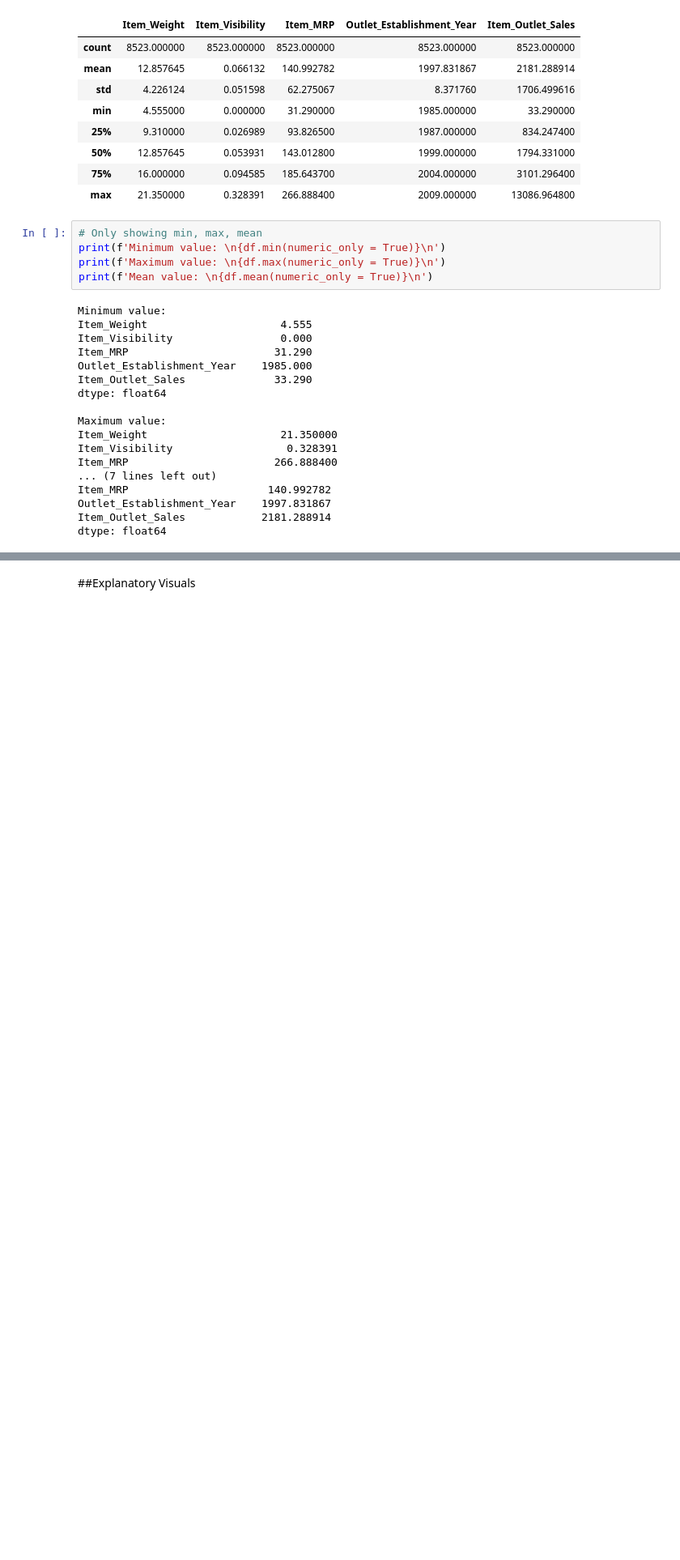
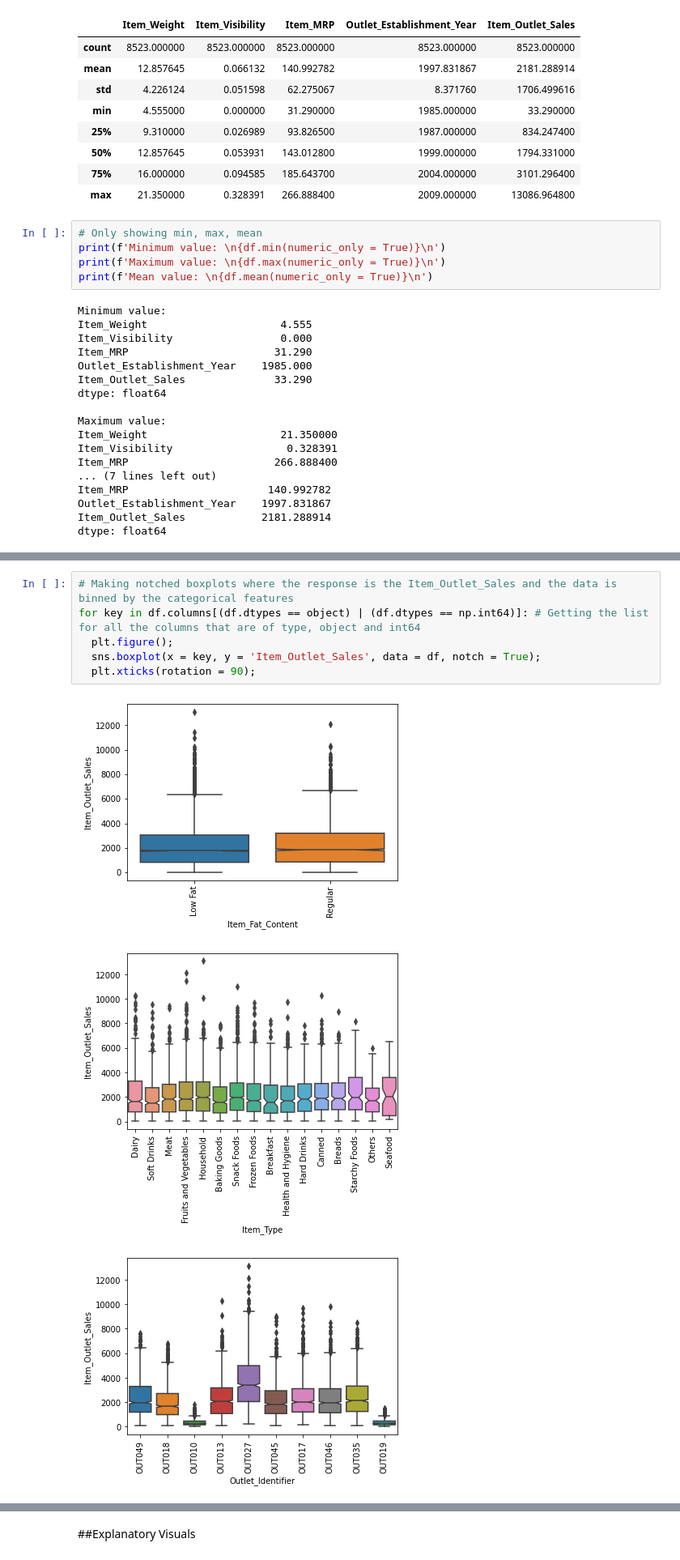
Before and after one commit to JLMuehlbauer/food-sales-prediction, a Jupyter notebook: Project_1_food_sales_predictions.ipynb, the cells around one changed output, grey strips where cells are left out. Shown at 81% size. Saved outputs shown, nothing was run; the diff lists cells and outputs as text; blank space fills up the shorter version.

```diff
--- a/Project_1_food_sales_predictions.ipynb
+++ b/Project_1_food_sales_predictions.ipynb
@@ -293,0 +381,10 @@ dtype: float64
+# %%
+# Making notched boxplots where the response is the Item_Outlet_Sales and the data is binned by the categorical features
+for key in df.columns[(df.dtypes == object) | (df.dtypes == np.int64)]: # Getting the list for all the columns that are of type, object and int64
+  plt.figure();
+  sns.boxplot(x = key, y = 'Item_Outlet_Sales', data = df, notch = True);
+  plt.xticks(rotation = 90);
+# %% [output]
+[figure, added]
+[figure, added]
+[figure, added]
```
Also changed, not shown: parts of 25 cells of this notebook.
